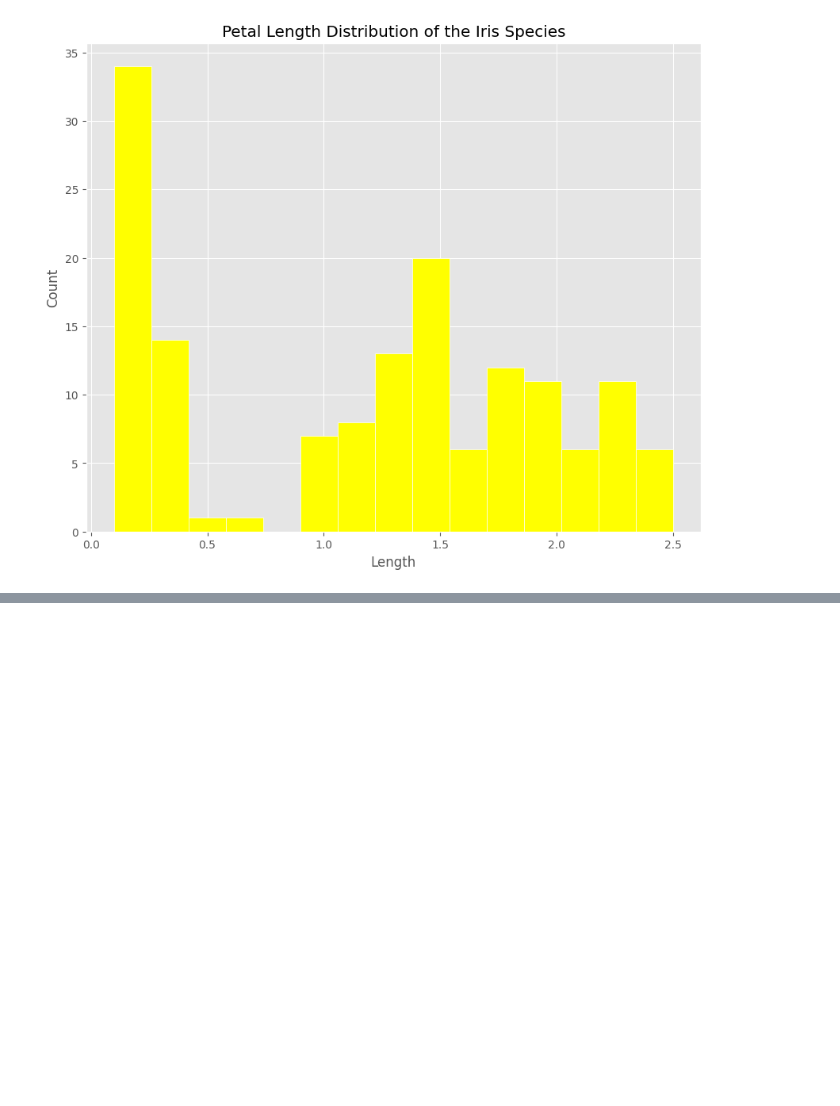
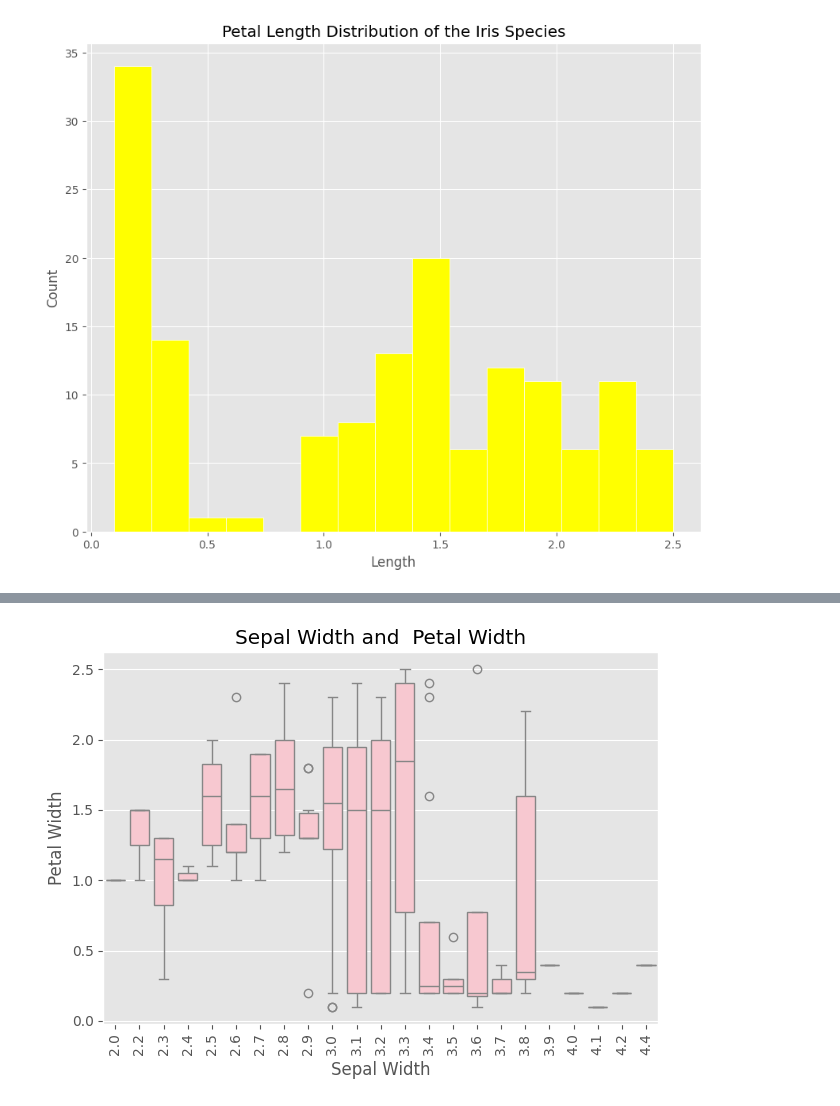
Before and after one commit to adinsa1/Data110, a Jupyter notebook: Assefa_wk10_Homework.ipynb, the cells around one changed output, grey strips where cells are left out. Cells and saved outputs as stored; diff of their text form; code cells hidden in the pictures; blank space fills up the shorter version.

```diff
--- a/Assefa_wk10_Homework.ipynb
+++ b/Assefa_wk10_Homework.ipynb
@@ -87,0 +126,12 @@ plt.show()
+# %%
+# 1.3.2.4. Sepal Width and Petal Width
+
+sns.boxplot(x='sepal_width', y='petal_width', data=df, color='pink')
+plt.xticks(rotation=90)
+plt.title('Sepal Width and  Petal Width')
+plt.xlabel('Sepal Width')
+plt.ylabel('Petal Width')
+plt.tight_layout()
+plt.show()
+# %% [output]
+[figure, added]
```
Also changed, not shown: parts of 5 cells of this notebook.
